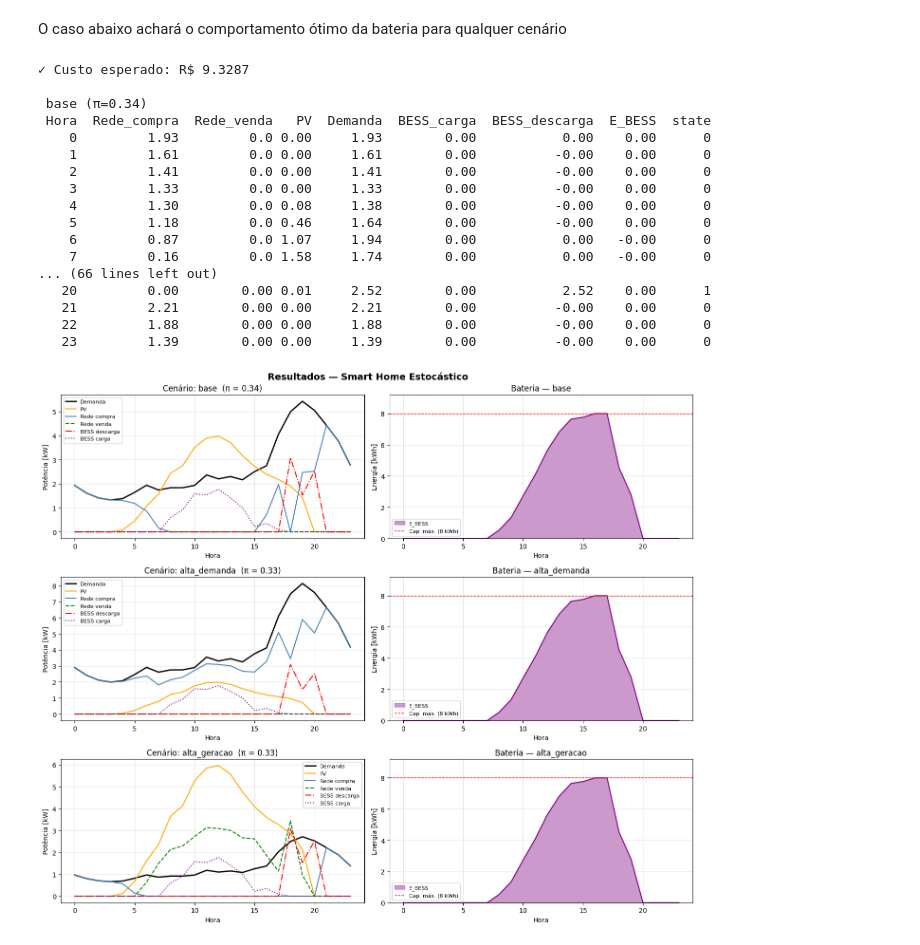
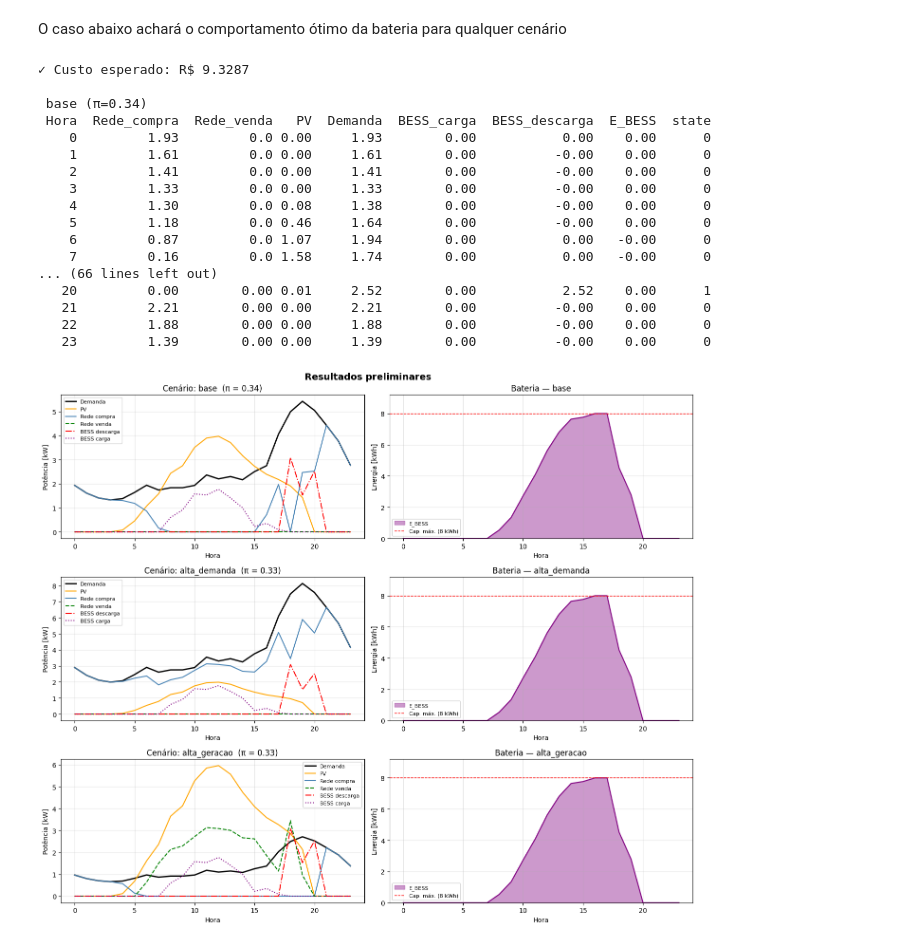
Before and after one commit to AslanMaia/stochastic-energy-opt, a Jupyter notebook: v0.1.ipynb, the cells around one changed output. Cells and saved outputs as stored; diff of their text form; code cells hidden in the pictures.

```diff
--- a/v0.1.ipynb
+++ b/v0.1.ipynb
@@ -5,6 +5,7 @@ import pandas as pd
 import matplotlib.pyplot as plt
 import matplotlib.gridspec as gridspec
 
+#
 # ── Dados ──────────────────────────────────────────────────────────────────────
 P_demand_data = [
     1.9317, 1.6090, 1.4079, 1.3281, 1.3834, 1.6413,
@@ -189,7 +190,7 @@ class SmartHomeStochastic:
 
         # Uma linha por cenário, 2 colunas: fluxos de potência | estado da bateria
         fig, axes = plt.subplots(nrows=n, ncols=2, figsize=(14, 4 * n), sharey=False)
-        fig.suptitle("Resultados — Smart Home Estocástico", fontsize=14, fontweight='bold')
+        fig.suptitle("Resultados preliminares", fontsize=14, fontweight='bold')
 
         for i, s in enumerate(cenarios):
             df  = self.results[s]       # self.results existe porque foi preenchido em solve()
@@ -453,7 +454,7 @@ class SmartHomeStochastic:
 
         # Uma linha por cenário, 2 colunas: fluxos de potência | estado da bateria
         fig, axes = plt.subplots(nrows=n, ncols=2, figsize=(14, 4 * n), sharey=False)
-        fig.suptitle("Resultados — Smart Home Estocástico", fontsize=14, fontweight='bold')
+        fig.suptitle("Resultados preliminares", fontsize=14, fontweight='bold')
 
         for i, s in enumerate(cenarios):
             df  = self.results[s]       # self.results existe porque foi preenchido em solve()
@@ -491,31 +492,31 @@ class SmartHomeStochastic:
             ax2.legend(fontsize=8)
             ax2.grid(True, alpha=0.3)
 
         plt.tight_layout()
         plt.show()
 
 
 # ── Execução ───────────────────────────────────────────────────────────────────
 sh = SmartHomeStochastic(parameters, scenarios, tariff_buy)
 sh.build()
 sh.solve()
 sh.plot()
 # %% [output]
 ✓ Custo esperado: R$ 9.3287
 
  base (π=0.34)
  Hora  Rede_compra  Rede_venda   PV  Demanda  BESS_carga  BESS_descarga  E_BESS  state
     0         1.93         0.0 0.00     1.93        0.00           0.00    0.00      0
     1         1.61         0.0 0.00     1.61        0.00          -0.00    0.00      0
     2         1.41         0.0 0.00     1.41        0.00          -0.00    0.00      0
     3         1.33         0.0 0.00     1.33        0.00          -0.00    0.00      0
     4         1.30         0.0 0.08     1.38        0.00          -0.00    0.00      0
     5         1.18         0.0 0.46     1.64        0.00          -0.00    0.00      0
     6         0.87         0.0 1.07     1.94        0.00           0.00   -0.00      0
     7         0.16         0.0 1.58     1.74        0.00           0.00   -0.00      0
 ... (66 lines left out)
    20         0.00        0.00 0.01     2.52        0.00           2.52    0.00      1
    21         2.21        0.00 0.00     2.21        0.00          -0.00    0.00      0
    22         1.88        0.00 0.00     1.88        0.00          -0.00    0.00      0
    23         1.39        0.00 0.00     1.39        0.00          -0.00    0.00      0
-[figure, old version]
+[figure, new version]
```
Also changed, not shown: parts of 1 cell of this notebook.
